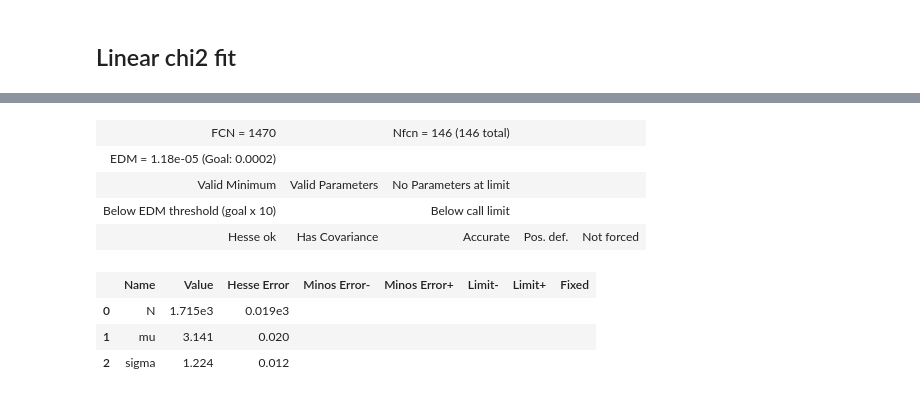
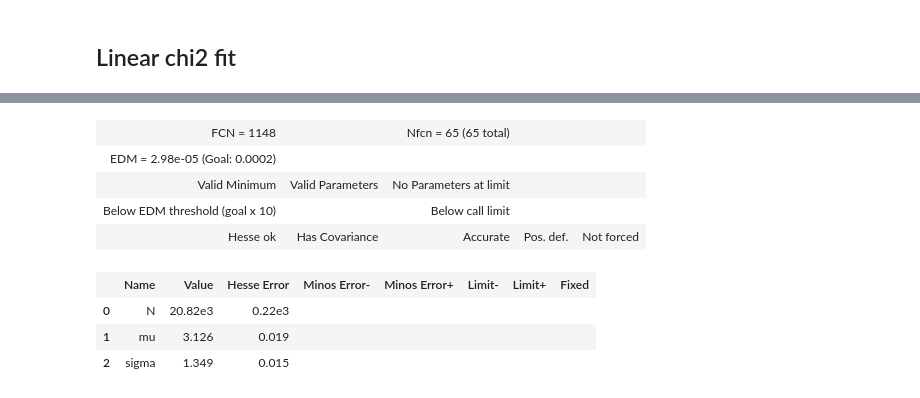
Before and after one commit to SaimNazir/Statistics, a Jupyter notebook: Chi2_fitting.ipynb, the cells around one changed output, grey strips where cells are left out. Saved outputs shown, nothing was run; the diff lists cells and outputs as text; code cells hidden in the pictures.

```diff
--- a/Chi2_fitting.ipynb
+++ b/Chi2_fitting.ipynb
@@ -63,12 +99,34 @@ x1, y1, sy1 = hist_data(x_all, 100, -5, 5)
+# %%
+Npointz = 10000     # Number of random points produced
+x_all = r.normal(loc = 0.2,
+                 scale = 1.1,
+                 size = Npointz)
+
+Nbinz = 100
+xmin, xmax = np.min(x_all), np.max(x_all)
+binwidth_gauss = np.ptp(x_all) / Nbinz
+#binwidth = (xmax - xmin) / Nbins
+
+# Fitting function which is NOT normalised but has normalisation constants "N" in,
+# and includes the bin width:
+def func_gauss_norm(x, N, mu, sigma) :
+    norm = binwidth_gauss * N / np.sqrt(2.0 * np.pi) / sigma
+    z = (x - mu) / sigma
+    return norm * np.exp(-0.5 * (z**2))
+
+def func_gaussian_alt(x, N, mu, sigma) :
+    return binwidth_gauss * N * norm.pdf(x, mu, sigma)
+# %%
+x1, y1, sy1 = hist_data(x_all, Nbinz, xmin, xmax)
 # %%
 # Fitting
-chi2_gaussian = Chi2Regression(func_gaussian, x1, y1, sy1)     # Fitting object
+chi2_gaussian = Chi2Regression(func_gauss_norm, x1, y1, sy1)     # Fitting object
 chi2_gaussian.errordef = Minuit.LEAST_SQUARES
 
 minuit_gaussian = Minuit(chi2_gaussian,
-                         N = Npoints,
+                         N = Npointz,
                          mu = 0,
-                         sigma = 1)
+                         sigma = 0.05)
 
 minuit_gaussian.migrad()       # Perform the actual fit
 # %% [output]
@@ -124,0 +142,3 @@ fig.tight_layout()
+# %%
+draw_chi2fit(3, x_all, xmin, xmax, func_gauss_norm,
+             minuit_gaussian, Nbinz, x1, y1, sy1)
@@ -242,23 +278,21 @@ No handles with labels found to put in legend.
 # %%
-x3, y3, sigma_y3 = hist_data(exp_inv, 100, 0, 20)
-
 # Fitting
-chi2_MC_Gauss = Chi2Regression(func_gaussian, x3, y3, sigma_y3)     # Fitting object
+chi2_MC_Gauss = Chi2Regression(func_gauss_norm, x3, y3, sigma_y3)     # Fitting object
 chi2_MC_Gauss.errordef = Minuit.LEAST_SQUARES
 
 minuit_MC_Gauss = Minuit(chi2_MC_Gauss,
                          N = N_points,
                          mu = 3,
                          sigma = 1.6)
 
 minuit_MC_Gauss.migrad()       # Perform the actual fit
 # %% [output]
-| FCN = 1470 |  | Nfcn = 146 (146 total) |  |  |
-| EDM = 1.18e-05 (Goal: 0.0002) |  |  |  |  |
+| FCN = 1148 |  | Nfcn = 65 (65 total) |  |  |
+| EDM = 2.98e-05 (Goal: 0.0002) |  |  |  |  |
 | Valid Minimum | Valid Parameters | No Parameters at limit |  |  |
 | Below EDM threshold (goal x 10) |  | Below call limit |  |  |
 | Hesse ok | Has Covariance | Accurate | Pos. def. | Not forced |
 |  | Name | Value | Hesse Error | Minos Error- | Minos Error+ | Limit- | Limit+ | Fixed |
-| 0 | N | 1.715e3 | 0.019e3 |  |  |  |  |  |
-| 1 | mu | 3.141 | 0.020 |  |  |  |  |  |
-| 2 | sigma | 1.224 | 0.012 |  |  |  |  |  |
+| 0 | N | 20.82e3 | 0.22e3 |  |  |  |  |  |
+| 1 | mu | 3.126 | 0.019 |  |  |  |  |  |
+| 2 | sigma | 1.349 | 0.015 |  |  |  |  |  |
```
Also changed, not shown: parts of 35 cells of this notebook.
